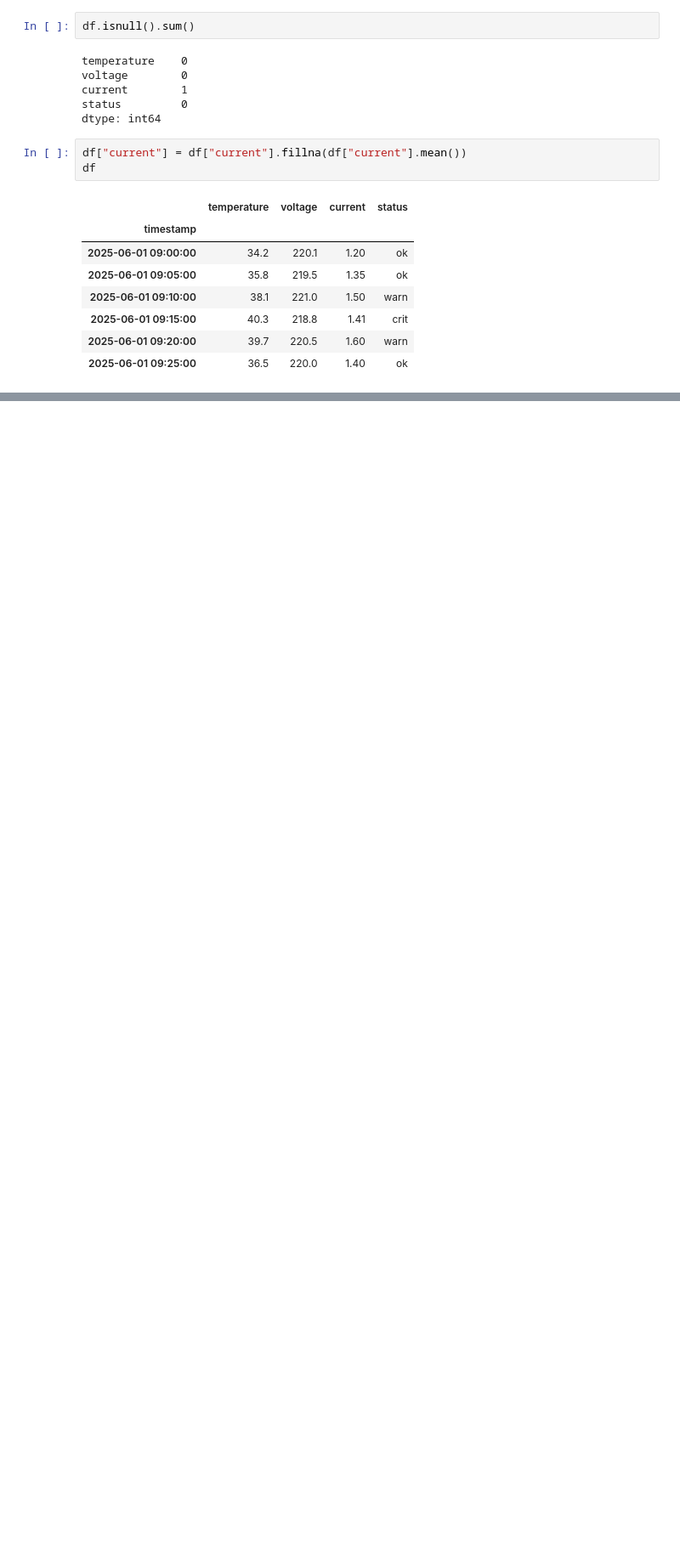
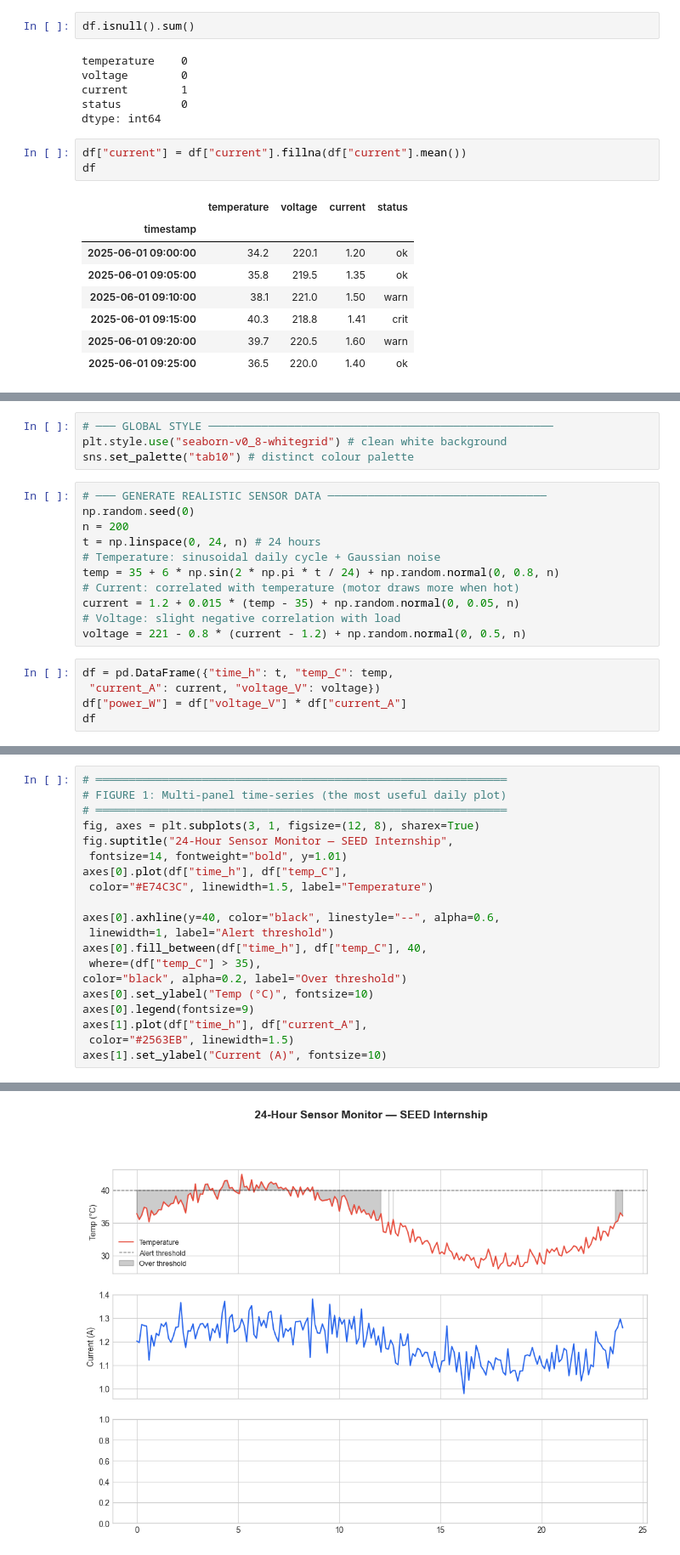
Before and after one commit to iws3/MarkGPT, a Jupyter notebook: contributors/gita/module-02/exercises/Untitled.ipynb, the cells around one changed output, grey strips where cells are left out. Shown at 85% size. Drawn from its saved outputs; the diff is of its cells as text; blank space fills up the shorter version.

```diff
--- a/contributors/gita/module-02/exercises/Untitled.ipynb
+++ b/contributors/gita/module-02/exercises/Untitled.ipynb
@@ -142,0 +483,20 @@ df
+# %%
+# ─── GLOBAL STYLE ────────────────────────────────────────────────────
+plt.style.use("seaborn-v0_8-whitegrid") # clean white background
+sns.set_palette("tab10") # distinct colour palette
+# %%
+# ─── GENERATE REALISTIC SENSOR DATA ─────────────────────────────────
+np.random.seed(0)
+n = 200
+t = np.linspace(0, 24, n) # 24 hours
+# Temperature: sinusoidal daily cycle + Gaussian noise
+temp = 35 + 6 * np.sin(2 * np.pi * t / 24) + np.random.normal(0, 0.8, n)
+# Current: correlated with temperature (motor draws more when hot)
+current = 1.2 + 0.015 * (temp - 35) + np.random.normal(0, 0.05, n)
+# Voltage: slight negative correlation with load
+voltage = 221 - 0.8 * (current - 1.2) + np.random.normal(0, 0.5, n)
+# %%
+df = pd.DataFrame({"time_h": t, "temp_C": temp,
+ "current_A": current, "voltage_V": voltage})
+df["power_W"] = df["voltage_V"] * df["current_A"]
+df
@@ -142,0 +517,21 @@ df
+# %%
+# ══════════════════════════════════════════════════════════════
+# FIGURE 1: Multi-panel time-series (the most useful daily plot)
+# ══════════════════════════════════════════════════════════════
+fig, axes = plt.subplots(3, 1, figsize=(12, 8), sharex=True)
+fig.suptitle("24-Hour Sensor Monitor — SEED Internship",
+ fontsize=14, fontweight="bold", y=1.01)
+axes[0].plot(df["time_h"], df["temp_C"],
+ color="#E74C3C", linewidth=1.5, label="Temperature")
+
+axes[0].axhline(y=40, color="black", linestyle="--", alpha=0.6,
+ linewidth=1, label="Alert threshold")
+axes[0].fill_between(df["time_h"], df["temp_C"], 40,
+ where=(df["temp_C"] > 35),
+color="black", alpha=0.2, label="Over threshold")
+axes[0].set_ylabel("Temp (°C)", fontsize=10)
+axes[0].legend(fontsize=9)
+axes[1].plot(df["time_h"], df["current_A"],
+ color="#2563EB", linewidth=1.5)
+axes[1].set_ylabel("Current (A)", fontsize=10)
+# %% [output]
@@ -142,0 +539 @@ df
+[figure, added]
```
Also changed, not shown: parts of 38 cells of this notebook, 1 other file.
